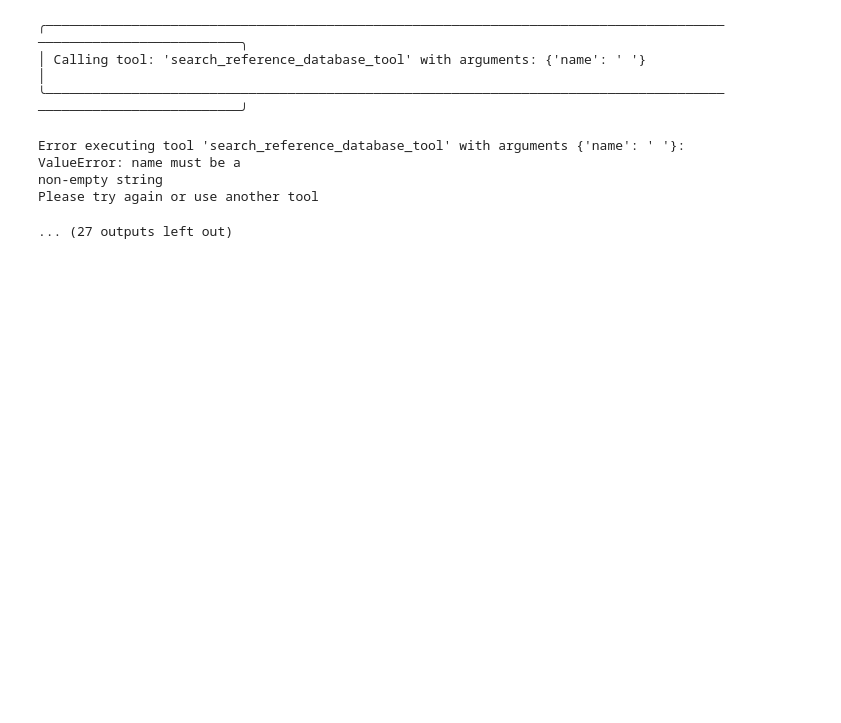
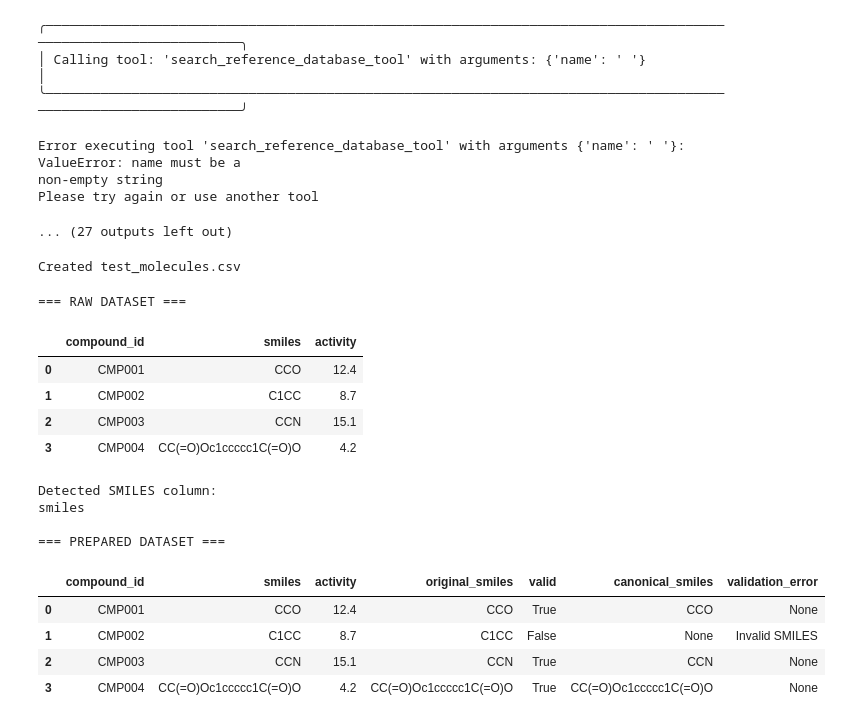
Before and after one commit to ratnip/ChemAssistant, a Jupyter notebook: notebooks/NewChemAssistant.ipynb, the cells around one changed output. Saved outputs shown, nothing was run; the diff lists cells and outputs as text; code cells hidden in the pictures; blank space fills up the shorter version.

```diff
--- a/notebooks/NewChemAssistant.ipynb
+++ b/notebooks/NewChemAssistant.ipynb
@@ -1305,3 +1305,60 @@ Error executing tool 'search_reference_database_tool' with arguments {'name': '
 non-empty string
 Please try again or use another tool
 ... (27 outputs left out)
+# %%
+test_csv = """compound_id,smiles,activity
+CMP001,CCO,12.4
+CMP002,C1CC,8.7
+CMP003,CCN,15.1
+CMP004,CC(=O)Oc1ccccc1C(=O)O,4.2
+"""
+
+with open("test_molecules.csv", "w", encoding="utf-8") as f:
+    f.write(test_csv)
+
+print("Created test_molecules.csv")
+# %% [output]
+Created test_molecules.csv
+# %%
+import importlib
+importlib.invalidate_caches()
+
+import tools.dataset as dataset
+importlib.reload(dataset)
+
+# 1. Load CSV
+df = dataset.load_csv("test_molecules.csv")
+
+print("=== RAW DATASET ===")
+display(df)
+
+# 2. Detect SMILES column
+smiles_column = dataset.detect_smiles_column(df)
+
+print("\nDetected SMILES column:")
+print(smiles_column)
+
+# 3. Validate and annotate dataset
+prepared = dataset.prepare_dataset(
+    df,
+    smiles_column=smiles_column,
+)
+
+print("\n=== PREPARED DATASET ===")
+display(prepared)
+# %% [output]
+=== RAW DATASET ===
+|  | compound_id | smiles | activity |
+| 0 | CMP001 | CCO | 12.4 |
+| 1 | CMP002 | C1CC | 8.7 |
+| 2 | CMP003 | CCN | 15.1 |
+| 3 | CMP004 | CC(=O)Oc1ccccc1C(=O)O | 4.2 |
+Detected SMILES column:
+smiles
+
+=== PREPARED DATASET ===
+|  | compound_id | smiles | activity | original_smiles | valid | canonical_smiles | validation_error |
+| 0 | CMP001 | CCO | 12.4 | CCO | True | CCO | None |
+| 1 | CMP002 | C1CC | 8.7 | C1CC | False | None | Invalid SMILES |
+| 2 | CMP003 | CCN | 15.1 | CCN | True | CCN | None |
+| 3 | CMP004 | CC(=O)Oc1ccccc1C(=O)O | 4.2 | CC(=O)Oc1ccccc1C(=O)O | True | CC(=O)Oc1ccccc1C(=O)O | None |
```
Also changed, not shown: parts of 1 cell of this notebook, 4 other files.
